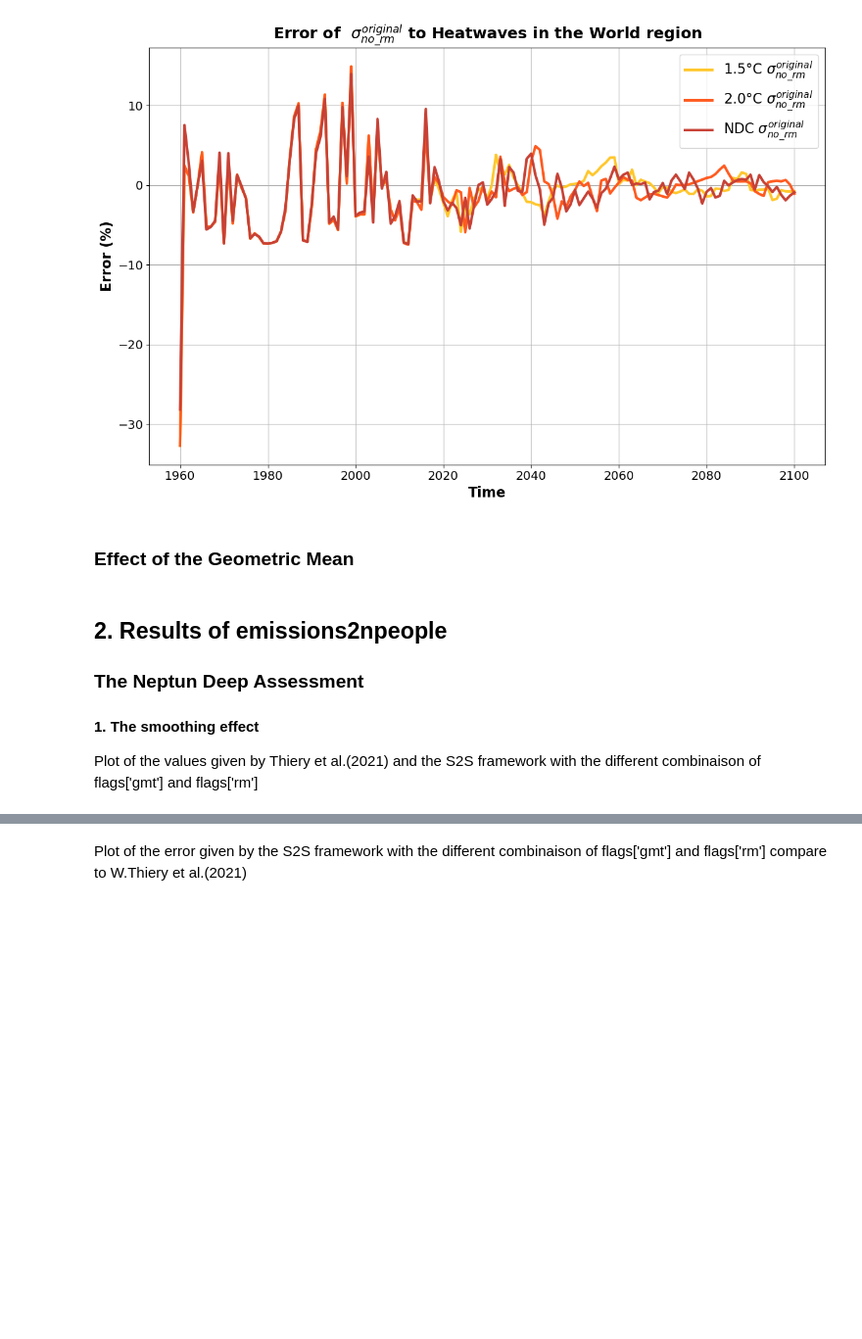
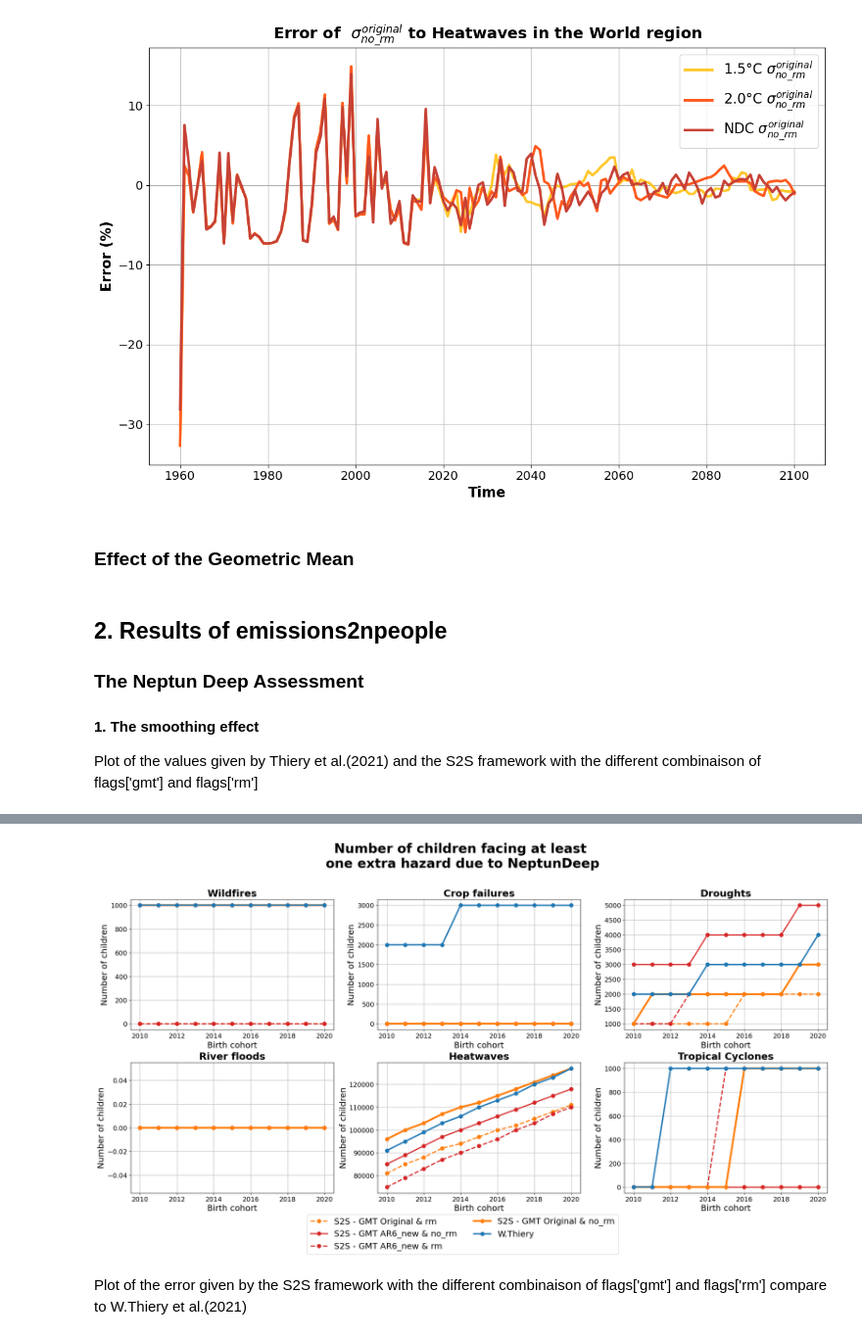
Before and after one commit to AmauryLaridon/Source2Suffering, a Jupyter notebook: sandbox/validation_backward_compatibility.ipynb, the cells around one changed output, grey strips where cells are left out. Shown at 98% size. Saved outputs shown, nothing was run; the diff lists cells and outputs as text; code cells hidden in the pictures; blank space fills up the shorter version.

```diff
--- a/sandbox/validation_backward_compatibility.ipynb
+++ b/sandbox/validation_backward_compatibility.ipynb
@@ -730,2 +647,85 @@ for i in range(len(da_wt_valc_nr_children_facing_extra_hazard_NeptunDeep.coords[
+# %%
+def plot_dev_fig16_subplot(
+    wt_valc_ds,
+    s2s_ds_ar6_new_rm,
+    s2s_ds_ar6_new_no_rm,
+    s2s_ds_original_rm,
+    s2s_ds_original_no_rm,
+    birth_cohort_int
+):
+    """
+    Create subplots comparing W.Thiery et al. (2021) with various Source2Suffering configurations.
+    Assumes input arrays are xarray.DataArray with a 'hazard' and 'birth_year' coordinate.
+
+    Parameters:
+    - wt_valc_ds: xarray.DataArray
+    - s2s_ds_ar6_new_rm: xarray.DataArray
+    - s2s_ds_ar6_new_no_rm: xarray.DataArray
+    - s2s_ds_original_rm: xarray.DataArray
+    - s2s_ds_original_no_rm: xarray.DataArray
+    - birth_cohort_int: list/array of birth years
+    """
+    import matplotlib.pyplot as plt
+
+    hazard_names = {
+        'burntarea': 'Wildfires',
+        'cropfailedarea': 'Crop failures',
+        'driedarea': 'Droughts',
+        'floodedarea': 'River floods',
+        'heatwavedarea': 'Heatwaves',
+        'tropicalcyclonedarea': 'Tropical Cyclones'
+    }
+
+    hazards = list(wt_valc_ds['hazard'].values)
+    fig, axs = plt.subplots(nrows=2, ncols=3, figsize=(22, 13))
+    axs = axs.flatten()
+
+    for idx, hazard in enumerate(hazards):
+        ax = axs[idx]
+        name = hazard_names.get(hazard, hazard)
+
+        wt_vals = wt_valc_ds.sel(hazard=hazard).sel(birth_year=birth_cohort_int)
+        s2s_ar6_new_rm_vals = s2s_ds_ar6_new_rm.sel(hazard=hazard).sel(birth_year=birth_cohort_int)
+        s2s_ar6_new_no_rm_vals = s2s_ds_ar6_new_no_rm.sel(hazard=hazard).sel(birth_year=birth_cohort_int)
+        s2s_orig_rm_vals = s2s_ds_original_rm.sel(hazard=hazard).sel(birth_year=birth_cohort_int)
+        s2s_orig_no_rm_vals = s2s_ds_original_no_rm.sel(hazard=hazard).sel(birth_year=birth_cohort_int)
+
+        ax.plot(birth_cohort_int, s2s_orig_rm_vals, '--o', color="tab:orange", label="S2S - GMT Original & rm", markersize=8, lw=2.5)
+        ax.plot(birth_cohort_int, s2s_ar6_new_no_rm_vals, '-o', color="tab:red", label="S2S - GMT AR6_new & no_rm", markersize=8, lw=2.5)
+        ax.plot(birth_cohort_int, s2s_ar6_new_rm_vals, '--o', color="tab:red", label="S2S - GMT AR6_new & rm", markersize=8, lw=2.5)
+        ax.plot(birth_cohort_int, s2s_orig_no_rm_vals, '-o', color="tab:orange", label="S2S - GMT Original & no_rm", markersize=8, lw=4)
+        ax.plot(birth_cohort_int, wt_vals, '-o', color="tab:blue", label="W.Thiery", markersize=8, lw=3)
+
+        ax.set_title(f"{name}", fontsize=21, fontweight='bold')
+        ax.set_xlabel("Birth cohort", fontsize=18)
+        ax.set_ylabel("Number of children", fontsize=18)
+        ax.tick_params(axis='both', labelsize=14)
+        ax.grid()
+
+    # Global legend
+    handles, labels = axs[0].get_legend_handles_labels()
+    fig.legend(handles, labels, fontsize=18, ncol=2, loc='lower center', bbox_to_anchor=(0.5, -0.0))
+
+    # Super title
+    fig.suptitle(
+        "Number of children facing at least \none extra hazard due to NeptunDeep",
+        fontsize=28, fontweight='bold', y=0.95
+    )
+
+    plt.tight_layout(rect=[0, 0.05, 1, 0.93])
+    plt.subplots_adjust(bottom=0.15)
+    plt.savefig(scripts_dir + '/figures/source2suffering/validation_backward_compatibility/fig8a_NeptunDeep_valc_S2S_WT_comp.png')
+    plt.show()
+
+plot_dev_fig16_subplot(
+ds_WT_NeptunDeep['wt_valc_nr_children_facing_extra_hazard_NeptunDeep'],
+ds_S2S_NeptunDeep_gmt_ar6_new_rm['valc_nr_children_facing_extra_hazard_NeptunDeep'],
+ds_S2S_NeptunDeep_gmt_ar6_new_no_rm['valc_nr_children_facing_extra_hazard_NeptunDeep'],
+ds_S2S_NeptunDeep_gmt_original_rm['valc_nr_children_facing_extra_hazard_NeptunDeep'],
+ds_S2S_NeptunDeep_gmt_original_no_rm['valc_nr_children_facing_extra_hazard_NeptunDeep'],
+birth_cohort_int
+)
+# %% [output]
+[figure, added]
 # %% [markdown]
 Plot of the error given by the S2S framework with the different combinaison of flags['gmt'] and flags['rm'] compare to W.Thiery et al.(2021)
```
Also changed, not shown: parts of 25 cells of this notebook, 33 other files.
